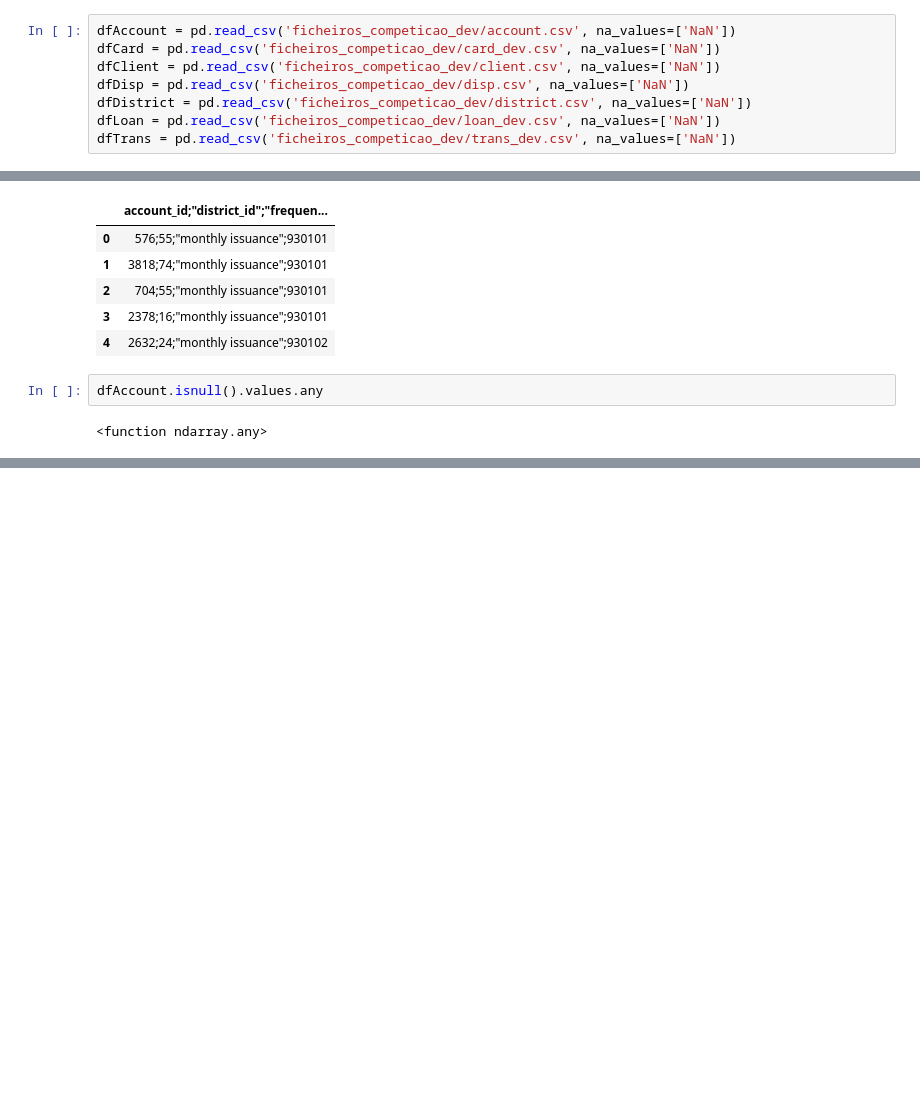
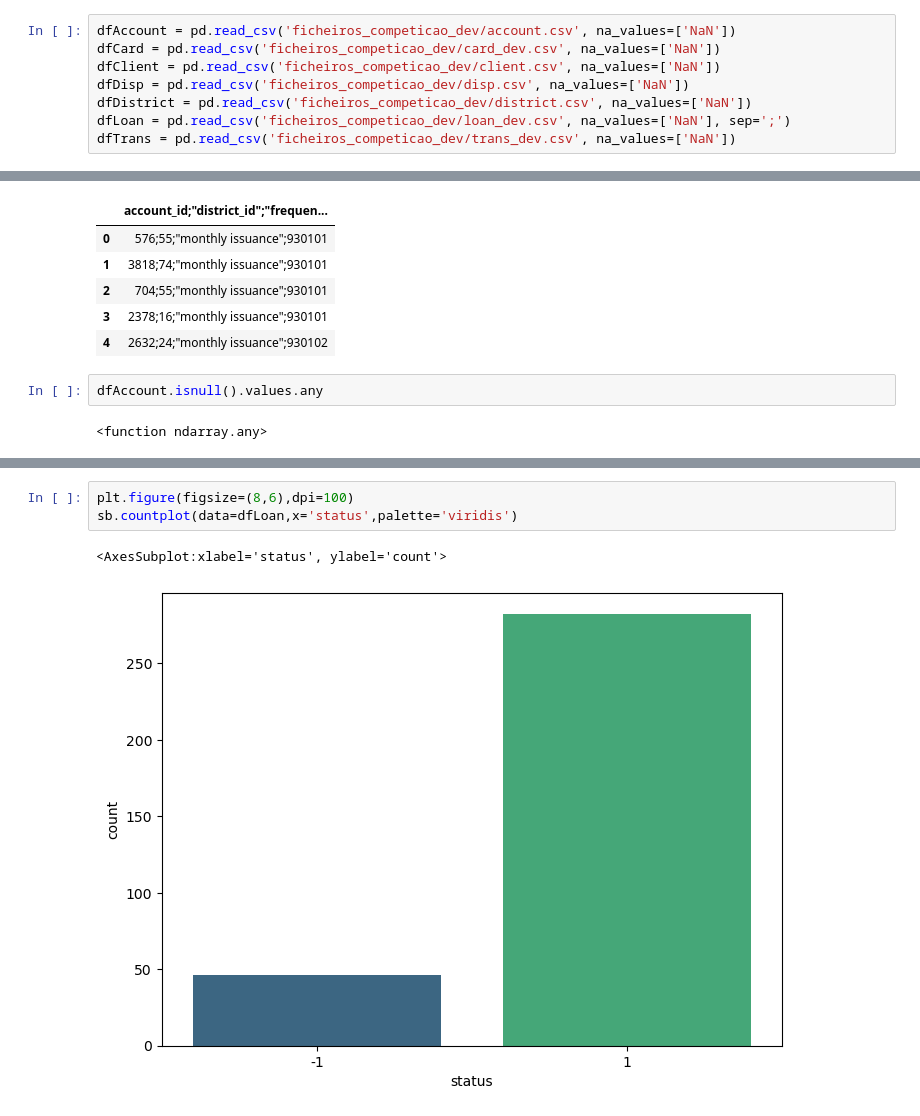
Before and after one commit to pipe-01/AC, a Jupyter notebook: Untitled.ipynb, the cells around one changed output, grey strips where cells are left out. Saved outputs shown, nothing was run; the diff lists cells and outputs as text; blank space fills up the shorter version.

Commit message:
Loan table prediction

```diff
--- a/Untitled.ipynb
+++ b/Untitled.ipynb
@@ -8,7 +16,7 @@ dfCard = pd.read_csv('ficheiros_competicao_dev/card_dev.csv', na_values=['NaN'])
 dfClient = pd.read_csv('ficheiros_competicao_dev/client.csv', na_values=['NaN'])
 dfDisp = pd.read_csv('ficheiros_competicao_dev/disp.csv', na_values=['NaN'])
 dfDistrict = pd.read_csv('ficheiros_competicao_dev/district.csv', na_values=['NaN'])
-dfLoan = pd.read_csv('ficheiros_competicao_dev/loan_dev.csv', na_values=['NaN'])
+dfLoan = pd.read_csv('ficheiros_competicao_dev/loan_dev.csv', na_values=['NaN'], sep=';')
 dfTrans = pd.read_csv('ficheiros_competicao_dev/trans_dev.csv', na_values=['NaN'])
 # %%
 dfTrans.tail()
@@ -47,0 +85,6 @@ dfAccount.isnull().values.any
+# %%
+plt.figure(figsize=(8,6),dpi=100)
+sb.countplot(data=dfLoan,x='status',palette='viridis')
+# %% [output]
+<AxesSubplot:xlabel='status', ylabel='count'>
+[figure, added]
```
Also changed, not shown: parts of 22 cells of this notebook.
